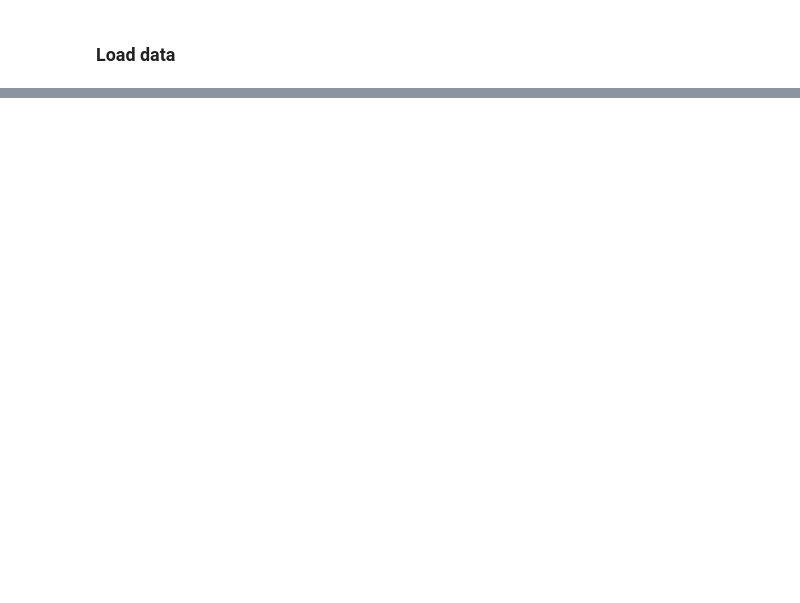
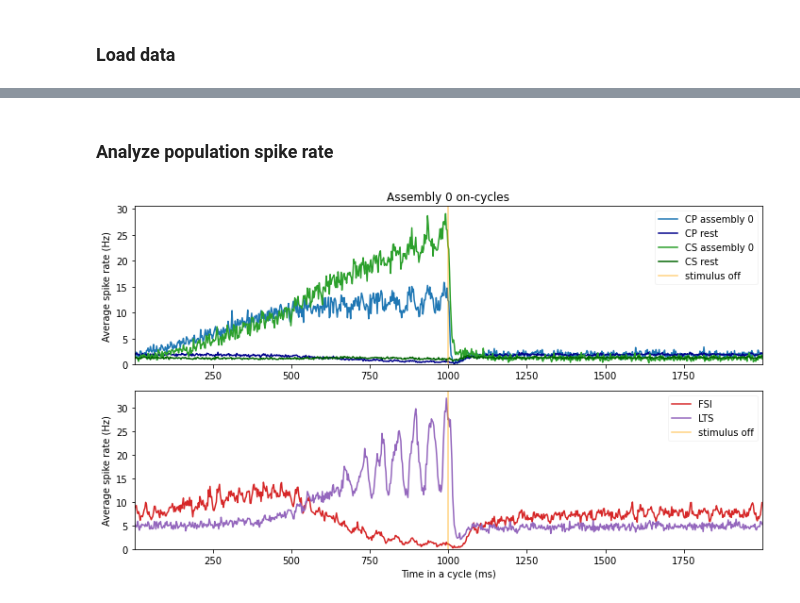
Before and after one commit to chenziao/M1ten_thousand, a Jupyter notebook: Analysis/Analyze_Population.ipynb, the cells around one changed output, grey strips where cells are left out. Drawn from its saved outputs; the diff is of its cells as text; code cells hidden in the pictures; blank space fills up the shorter version.

```diff
--- a/Analysis/Analyze_Population.ipynb
+++ b/Analysis/Analyze_Population.ipynb
@@ -37,0 +75,7 @@ pop_ids = get_populations(node_df, pop_names, only_id=True)
+# %%
+fs = 400.
+time = np.linspace(0., 1000. * t_stop, int(t_stop * fs), endpoint=False)
+grp_rspk = process.group_spike_rate_to_xarray(spikes_df, time, group_ids)
+pop_rspk = process.group_spike_rate_to_xarray(spikes_df, time, pop_ids, group_dims='population')
+display(grp_rspk)
+display(pop_rspk)
@@ -37,0 +104,59 @@ pop_ids = get_populations(node_df, pop_names, only_id=True)
+# %% [markdown]
+### Analyze population spike rate
+# %%
+windows = 1000. * process.get_stim_windows(on_time, off_time, t_start, t_stop, only_on_time=False)
+win_grp_idx = {i: list(range(i, windows.shape[0], n_assy))
+               if i >= 0 else [] for i in assy_idx}  # {unique cycle id: cycle numbers}
+# %%
+grp_rspk_cyc = process.windowed_xarray(grp_rspk.spike_rate, windows)
+pop_rspk_cyc = process.windowed_xarray(pop_rspk.spike_rate, windows)
+
+grp_rspk_cyc_onff = process.group_windows(grp_rspk_cyc, win_grp_idx)
+pop_rspk_cyc_onff = process.group_windows(pop_rspk_cyc, win_grp_idx)
+
+grp_rspk_cyc_avg = [process.average_group_windows(x) for x in grp_rspk_cyc_onff]
+pop_rspk_cyc_avg = [process.average_group_windows(x) for x in pop_rspk_cyc_onff]
+# %%
+show_assy_idx = [0, 1]
+show_assy_idx = [i for i in show_assy_idx if i in assy_idx]
+has_rest = -1 in assy_idx
+show_off = int(n_assy > 1)
+
+for i in show_assy_idx:
+    _, axs = plt.subplots(2 * (show_off + 1), 1,
+                          figsize=(10, 6 * (show_off + 1)), squeeze=False)
+    axs = axs.ravel()
+    for p in pop_names:
+        sel = dict(unique_cycle=i, population=p)
+        color = [pop_color[p]]
+        label = p
+        if p in PN_pop_names:
+            sel['assembly'] = [i, -1] if has_rest else [i]
+            label += ' assembly %d' % i
+            if has_rest:
+                label = [label, p + ' rest']
+                color.append(pop_color_dark[p])
+            cyc_avg = grp_rspk_cyc_avg
+            sub_ax = slice(0, None, 2)
+        else:
+            cyc_avg = pop_rspk_cyc_avg
+            sub_ax = slice(1, None, 2)
+        for da, ax in zip(cyc_avg, axs[sub_ax]):
+            ax.set_prop_cycle('color', color)
+            da = da.sel(sel)
+            ax.plot(da.time, da.values.T, label=label)
+    for ax in axs:
+        ax.axvline(on_time * 1000, color='orange', alpha=0.5, label='stimulus off')
+        ax.set_ylabel('Average spike rate (Hz)')
+        ax.set_xlim(da.time[[0, -1]])
+        ax.set_ylim(bottom=0.)
+    for ax in axs[:2]:
+        ax.legend(loc='upper right', framealpha=0.2)
+    axs[0].set_title('Assembly %d on-cycles' % i)
+    axs[-1].set_xlabel('Time in a cycle (ms)')
+    if show_off:
+        axs[2].set_title('Assembly %d off-cycles' % i)
+    plt.tight_layout()
+plt.show()
+# %% [output]
+[figure, added]
```
Also changed, not shown: parts of 8 cells of this notebook, 8 other files.
